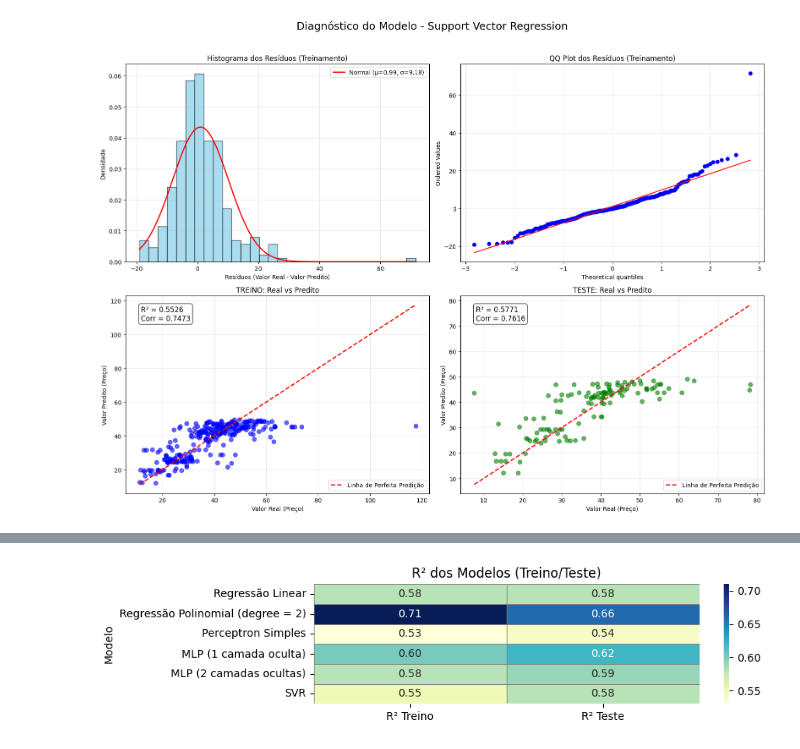
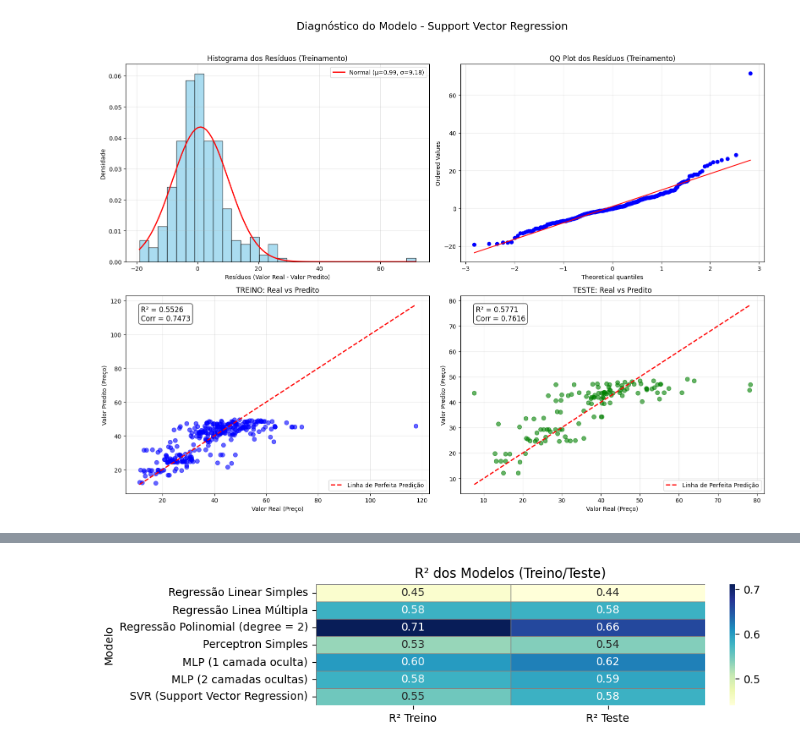
Before and after one commit to GuilherLRO/inteligencia_computacional_aplicada, a Jupyter notebook: assigment_1_solution.ipynb, the cells around one changed output, grey strips where cells are left out. Cells and saved outputs as stored; diff of their text form; code cells hidden in the pictures.

```diff
--- a/assigment_1_solution.ipynb
+++ b/assigment_1_solution.ipynb
@@ -116,7 +118,7 @@ plt.show()
 # df = df[~((df[numeric_cols] < (Q1 - 1.5 * IQR)) | (df[numeric_cols] > (Q3 + 1.5 * IQR))).any(axis=1)].reset_index(drop=True)
 # print(f"Shape após remoção de outliers: {df.shape} - {df.shape[0]/df_original.shape[0]*100}%")
 # %%
-X = df.drop('No', axis = 1).iloc[:, :-1]  # Todas as colunas exceto a última
+X = df.drop(['No'], axis = 1).iloc[:, :-1]  # Todas as colunas exceto a última
 y = df.iloc[:, -1]   # Última coluna (preço)
 
 # Dividir em treino (80%) e teste (20%)
@@ -132,3 +134,16 @@ print(f"Teste: {X_test.shape}")
 # %% [output]
 Treino: (289, 6)
 Teste: (125, 6)
+# %%
+# Regressão Linear Simples - somente 'X3 distance to the nearest MRT station'
+lr_simple_model = LinearRegression()
+lr_simple_model.fit(X_train[['X3 distance to the nearest MRT station']], y_train)
+lr_simple_train_pred = lr_simple_model.predict(X_train[['X3 distance to the nearest MRT station']])
+lr_simple_test_pred = lr_simple_model.predict(X_test[['X3 distance to the nearest MRT station']])
+lr_simple_corr_train, lr_simple_corr_test, lr_simple_r2_train, lr_simple_r2_test = plot_regression_diagnostics(
+    y_train = y_train,
+    y_train_pred = lr_simple_train_pred,
+    y_test = y_test,
+    y_test_pred = lr_simple_test_pred,
+    title = "Regressão Linear Simples ('X3 MRT')"
+)
@@ -138,7 +159,7 @@ lr_model = LinearRegression()
 lr_model.fit(X_train, y_train)
 lr_train_pred = lr_model.predict(X_train)
 lr_test_pred = lr_model.predict(X_test)
-lr_corr_train, lr_corr_test, lr_r2_train, lr_r2_test = plot_regression_diagnostics(y_train = y_train, y_train_pred = lr_train_pred, y_test = y_test, y_test_pred = lr_test_pred, title = 'Regressão Linear')
+lr_corr_train, lr_corr_test, lr_r2_train, lr_r2_test = plot_regression_diagnostics(y_train = y_train, y_train_pred = lr_train_pred, y_test = y_test, y_test_pred = lr_test_pred, title = 'Regressão Linear Múltipla')
 # %% [output]
 Coeficiente de correlação de Pearson (Treino): 0.7620
 R² (Treino): 0.5806
@@ -338,13 +359,16 @@ R² (Teste): 0.5771
 [figure]
 # %%
 # List all the correlation and r2 results for all the models
-
-
-# Lista dos resultados de correlação e R² para todos os modelos
-
 results = [
     {
-        "Modelo": "Regressão Linear",
+        "Modelo": "Regressão Linear Simples",
+        "Corr Treino": round(lr_simple_corr_train, 2),
+        "Corr Teste": round(lr_simple_corr_test, 2),
+        "R² Treino": round(lr_simple_r2_train, 2),
+        "R² Teste": round(lr_simple_r2_test, 2)
+    },
+    {
+        "Modelo": "Regressão Linea Múltipla",
         "Corr Treino": round(lr_corr_train, 2),
         "Corr Teste": round(lr_corr_test, 2),
         "R² Treino": round(lr_r2_train, 2),
@@ -386,12 +410,72 @@ results = [
         "R² Teste": round(mlp_2_r2_test, 2)
     },
     {
-        "Modelo": "SVR",
+        "Modelo": "SVR (RBF kernel)",
         "Corr Treino": round(svr_corr_train, 2),
         "Corr Teste": round(svr_corr_test, 2),
         "R² Treino": round(svr_r2_train, 2),
         "R² Teste": round(svr_r2_test, 2)
-    }
+    },
+]
+
+results = [
+    {
+        "Modelo": "Regressão Linear Simples",
+        "Corr Treino": round(lr_simple_corr_train, 2),
+        "Corr Teste": round(lr_simple_corr_test, 2),
+        "R² Treino": round(lr_simple_r2_train, 2),
+        "R² Teste": round(lr_simple_r2_test, 2)
+    },
+    {
+        "Modelo": "Regressão Linea Múltipla",
+        "Corr Treino": round(lr_corr_train, 2),
+        "Corr Teste": round(lr_corr_test, 2),
+        "R² Treino": round(lr_r2_train, 2),
+        "R² Teste": round(lr_r2_test, 2)
+    },
+    {
+        "Modelo": "Regressão Polinomial (degree = 2)",
+        "Corr Treino": round(lr_poly_2_corr_train, 2),
+        "Corr Teste": round(lr_poly_2_corr_test, 2),
+        "R² Treino": round(lr_poly_2_r2_train, 2),
+        "R² Teste": round(lr_poly_2_r2_test, 2)
+    },
+    # {
+    #     "Modelo": "Regressão Polinomial (degree = 4)",
+    #     "Corr Treino": round(lr_poly_4_corr_train, 2),
+    #     "Corr Teste": round(lr_poly_4_corr_test, 2),
+    #     "R² Treino": round(lr_poly_4_r2_train, 2),
+    #     "R² Teste": round(lr_poly_4_r2_test, 2)
+    # },
+    {
+        "Modelo": "Perceptron Simples",
+        "Corr Treino": round(ps_mlp_corr_train, 2),
+        "Corr Teste": round(ps_mlp_corr_test, 2),
+        "R² Treino": round(ps_mlp_r2_train, 2),
+        "R² Teste": round(ps_mlp_r2_test, 2)
+    },
+    {
+        "Modelo": "MLP (1 camada oculta)",
+        "Corr Treino": round(mlp_1_corr_train, 2),
+        "Corr Teste": round(mlp_1_corr_test, 2),
+        "R² Treino": round(mlp_1_r2_train, 2),
+        "R² Teste": round(mlp_1_r2_test, 2)
+    },
+    {
+        "Modelo": "MLP (2 camadas ocultas)",
+        "Corr Treino": round(mlp_2_corr_train, 2),
+        "Corr Teste": round(mlp_2_corr_test, 2),
+        "R² Treino": round(mlp_2_r2_train, 2),
+        "R² Teste": round(mlp_2_r2_test, 2)
+    },
+{
+    "Modelo": "SVR (Support Vector Regression)",
+    "Corr Treino": round(svr_corr_train, 2),
+    "Corr Teste": round(svr_corr_test, 2),
+    "R² Treino": round(svr_r2_train, 2),
+    "R² Teste": round(svr_r2_test, 2)
+},
+
 ]
 
 df_results = pd.DataFrame(results)
@@ -434,2 +519,2 @@ plt.show()
-[figure, old version]
+[figure, new version]
 # %% [markdown]
```
Also changed, not shown: parts of 7 cells of this notebook, 1 other file.
